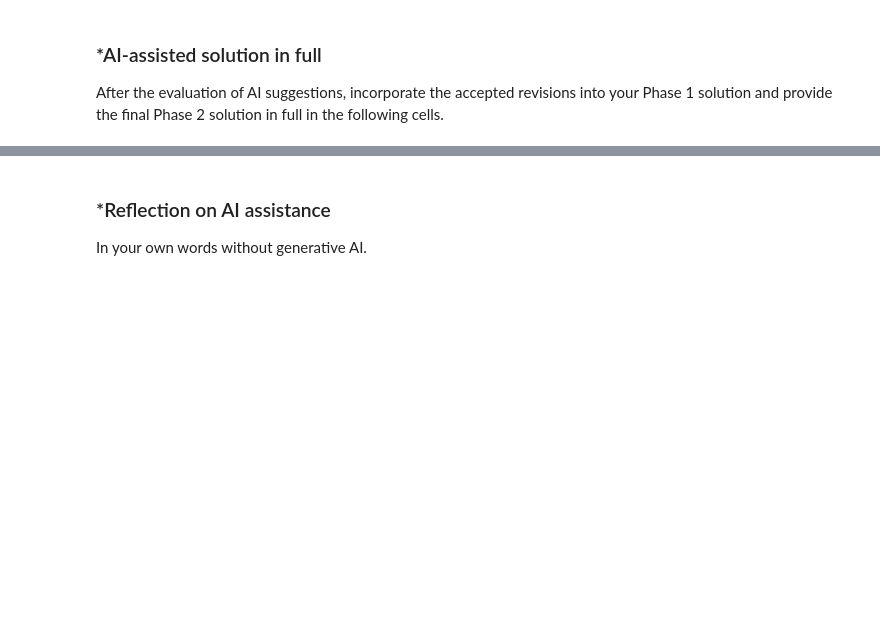
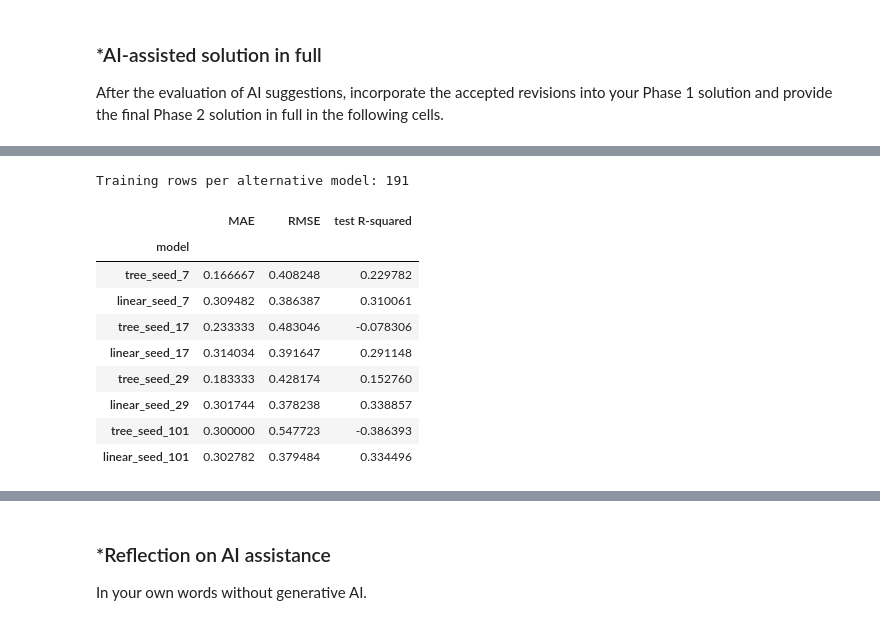
Before and after one commit to spbromberg/L03-tree-stability, a Jupyter notebook: notebook.ipynb, the cells around one changed output, grey strips where cells are left out. Saved outputs shown, nothing was run; the diff lists cells and outputs as text; code cells hidden in the pictures; blank space fills up the shorter version.

```diff
--- a/notebook.ipynb
+++ b/notebook.ipynb
@@ -415,0 +564,35 @@ After the evaluation of AI suggestions, incorporate the accepted revisions into
+# %%
+alternative_seeds = [7, 17, 29, 101]
+q3_results = []
+
+for seed in alternative_seeds:
+    X_alt, _, y_alt, _ = train_test_split(
+        X_train, y_train, test_size=0.20, random_state=seed, stratify=y_train
+    )
+
+    tree_name = f"tree_seed_{seed}"
+    linear_name = f"linear_seed_{seed}"
+
+    tree_models[tree_name] = DecisionTreeRegressor(random_state=BASE_SEED).fit(X_alt, y_alt)
+    linear_models[linear_name] = LinearRegression().fit(X_alt, y_alt)
+
+    predictions[tree_name] = tree_models[tree_name].predict(X_test)
+    predictions[linear_name] = linear_models[linear_name].predict(X_test)
+
+    for name in [tree_name, linear_name]:
+        q3_results.append({"model": name, **get_metrics(y_test, predictions[name])})
+
+print("Training rows per alternative model:", len(X_alt))
+display(pd.DataFrame(q3_results).set_index("model"))
+# %% [output]
+Training rows per alternative model: 191
+|  | MAE | RMSE | test R-squared |
+| model |  |  |  |
+| tree_seed_7 | 0.166667 | 0.408248 | 0.229782 |
+| linear_seed_7 | 0.309482 | 0.386387 | 0.310061 |
+| tree_seed_17 | 0.233333 | 0.483046 | -0.078306 |
+| linear_seed_17 | 0.314034 | 0.391647 | 0.291148 |
+| tree_seed_29 | 0.183333 | 0.428174 | 0.152760 |
+| linear_seed_29 | 0.301744 | 0.378238 | 0.338857 |
+| tree_seed_101 | 0.300000 | 0.547723 | -0.386393 |
+| linear_seed_101 | 0.302782 | 0.379484 | 0.334496 |
```
Also changed, not shown: parts of 24 cells of this notebook.
